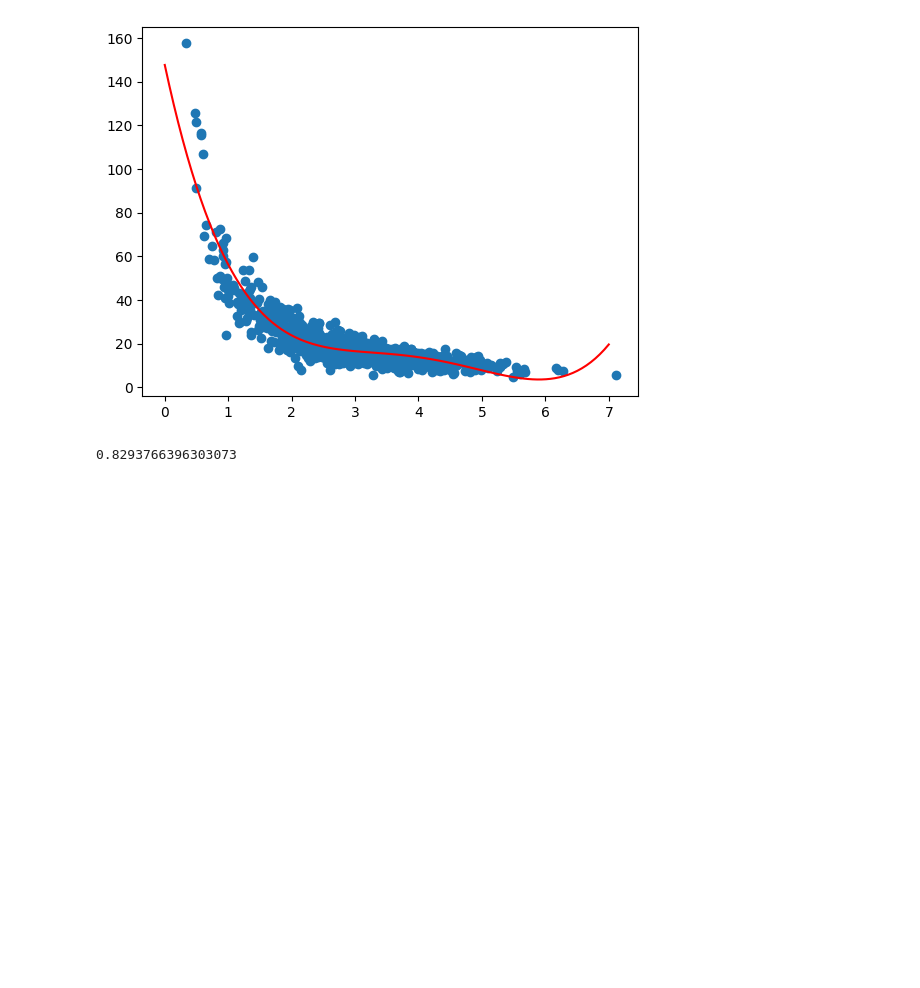
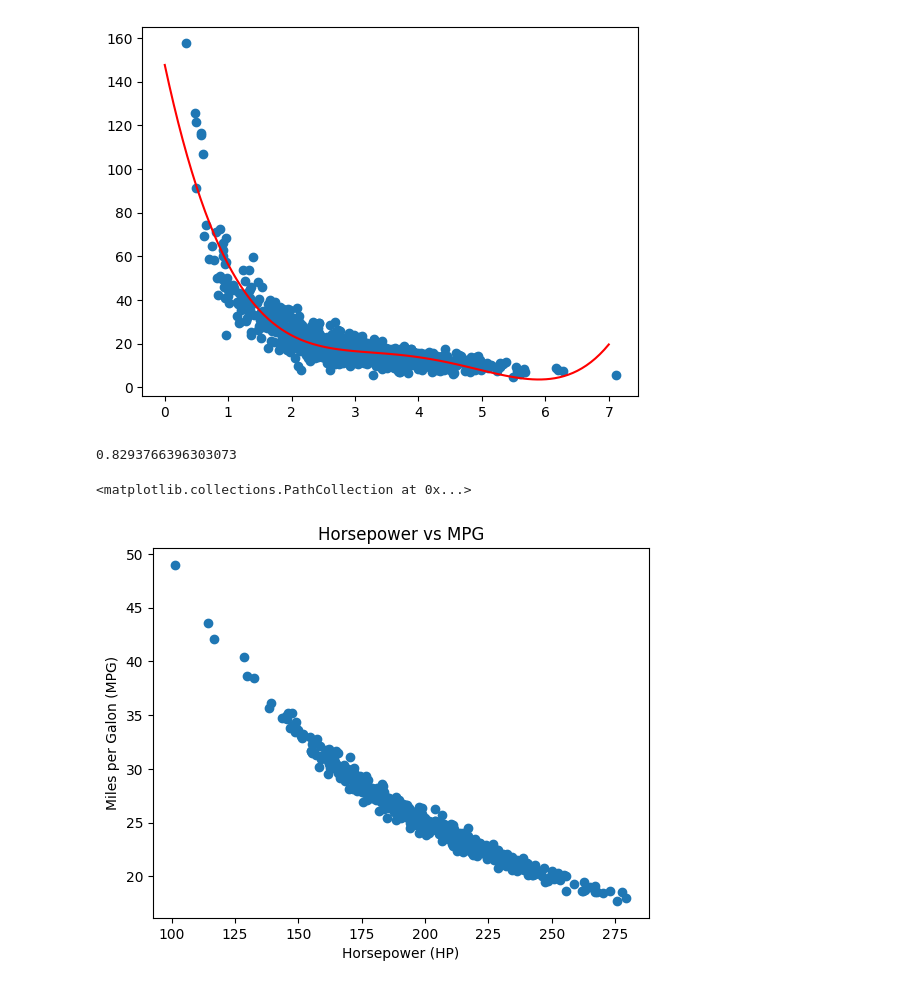
Before and after one commit to GuilhermeLSchneider/Pyhton-Bootcamp, a Jupyter notebook: Aula 12/Códigos Aula/Seção 3/polynomial_regression_aula.ipynb, the cells around one changed output. Cells and saved outputs as stored; diff of their text form; code cells hidden in the pictures; blank space fills up the shorter version.

```diff
--- a/Aula 12/Códigos Aula/Seção 3/polynomial_regression_aula.ipynb
+++ b/Aula 12/Códigos Aula/Seção 3/polynomial_regression_aula.ipynb
@@ -34,3 +34,17 @@ r2 = r2_score(y, p4(x))
 print(r2) # Quanto mais próximo de 1, melhor o ajuste (claro, cuidando para não overfitar)
 # %% [output]
 0.8293766396303073
+# %%
+np.random.seed(5) # Seed para garantir que os valores aleatórios sejam sempre os mesmos
+
+# Criando um conjunto outro cunjunto de dados sobre veículos e consumo de combustível com regressão polinomial
+horsepower = np.random.normal(200.0, 30.0, 500) # Distribuição normal centrada no 150.0 com desvio padrão de 20.0 com 100 valores
+mpg = np.random.normal(50.0, 1.0, 500) * 100 / horsepower # Consumo de combustível inversamente proporcional à potência
+
+plt.xlabel('Horsepower (HP)')
+plt.ylabel('Miles per Galon (MPG)')
+plt.title('Horsepower vs MPG')
+scatter(horsepower, mpg) # Gráfico de dispersão
+# %% [output]
+<matplotlib.collections.PathCollection at 0x...>
+[figure, added]
```
Also changed, not shown: parts of 3 cells of this notebook, 4 other files.
